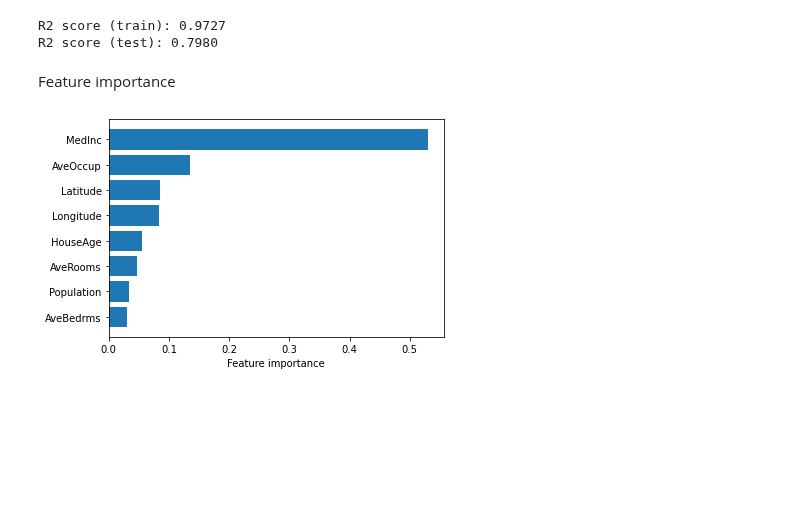
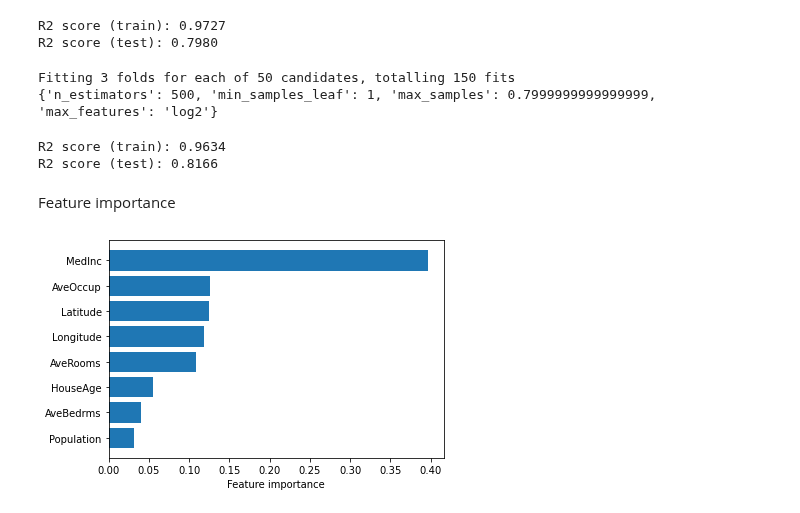
Before and after one commit to roiyeho/medium, a Jupyter notebook: random_forests/RandomForestRegressor.ipynb, the cells around one changed output. Saved outputs shown, nothing was run; the diff lists cells and outputs as text; code cells hidden in the pictures; blank space fills up the shorter version.

Commit message:
Fixed random seed for decision trees, added grid search in random forest regressor

```diff
--- a/random_forests/RandomForestRegressor.ipynb
+++ b/random_forests/RandomForestRegressor.ipynb
@@ -32,19 +32,43 @@ print(f'R2 score (test): {test_score:.4f}')
 # %% [output]
 R2 score (train): 0.9727
 R2 score (test): 0.7980
+# %%
+from sklearn.model_selection import RandomizedSearchCV
+
+params = {
+    'n_estimators': [10, 50, 100, 200, 500],
+    'min_samples_leaf': np.arange(1, 6),
+    'max_samples': np.arange(0.5, 1.0, 0.1),
+    'max_features': ['sqrt', 'log2', None]
+}
+
+search = RandomizedSearchCV(RandomForestRegressor(random_state=42), params, n_iter=50, cv=3, verbose=1, n_jobs=-1)
+search.fit(X_train, y_train)
+
+print(search.best_params_)
+# %% [output]
+Fitting 3 folds for each of 50 candidates, totalling 150 fits
+{'n_estimators': 500, 'min_samples_leaf': 1, 'max_samples': 0.7999999999999999, 'max_features': 'log2'}
+# %%
+best_reg = search.best_estimator_
+print(f'R2 score (train): {best_reg.score(X_train, y_train):.4f}')
+print(f'R2 score (test): {best_reg.score(X_test, y_test):.4f}')
+# %% [output]
+R2 score (train): 0.9634
+R2 score (test): 0.8166
 # %% [markdown]
 Feature importance
 # %%
 # Sort the features by their importance
-feature_importance = reg.feature_importances_
+feature_importance = best_reg.feature_importances_
 sorted_idx = np.argsort(feature_importance)
 
 # Plot the feature importances
 pos = np.arange(len(feature_importance))
 plt.barh(pos, feature_importance[sorted_idx])
 plt.yticks(pos, np.array(feature_names)[sorted_idx])
 plt.xlabel('Feature importance')
 
 plt.savefig('figures/california_random_forest_feature_importance.pdf', bbox_inches='tight')
 # %% [output]
-[figure, old version]
+[figure, new version]
```
Also changed, not shown: parts of 1 cell of this notebook, 16 other files.
